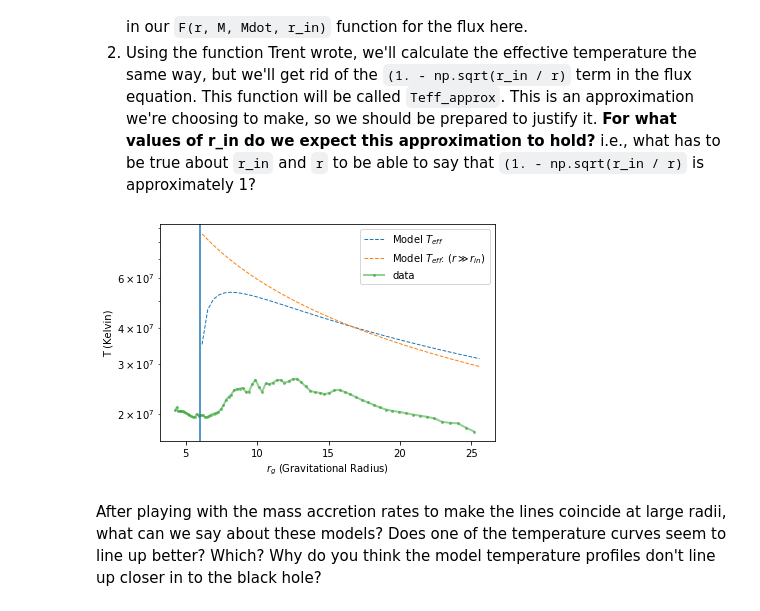
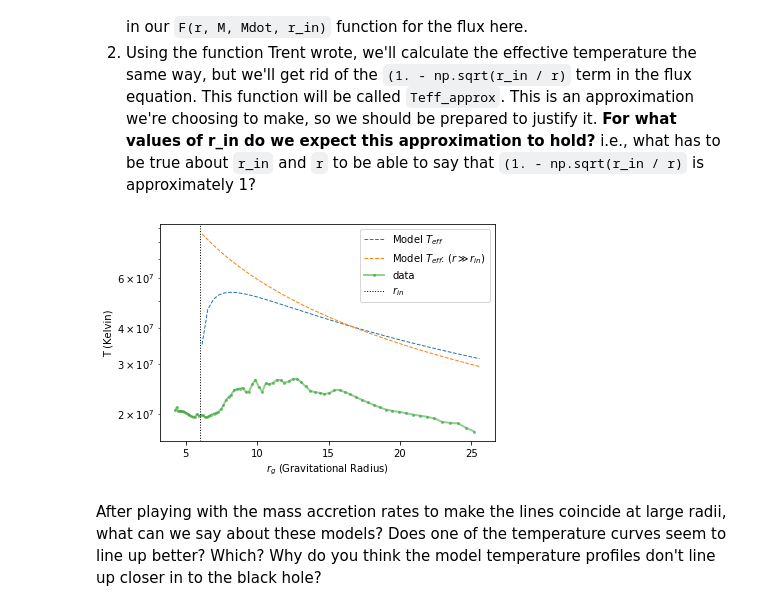
Before and after one commit to connor-mcclellan/thindisk, a Jupyter notebook: tutorials/7-data_comparison.ipynb, the cells around one changed output. Drawn from its saved outputs; the diff is of its cells as text; code cells hidden in the pictures.

```diff
--- a/tutorials/7-data_comparison.ipynb
+++ b/tutorials/7-data_comparison.ipynb
@@ -70,29 +70,28 @@ accr_rate = 0.00025*u.solMass/u.yr # If we increase the accretion rate, what do
 # %%
 r_model = np.linspace(0.6e7, 2.5e7)*u.cm
 
 tgas_approx = Teff_approx(r_model, mass, accr_rate_approx)
 tgas = Teff(r_model, mass, accr_rate, 6*gr(mass)) # Remember that r_in should be about 3 graviational radii
 
 # Plot the model lines
 plt.plot(r_model/gr(mass), tgas, '--', label='Model $T_{eff}$', lw=1)
 plt.plot(r_model/gr(mass), tgas_approx, '--', label='Model $T_{eff}$: $(r \gg r_{in})$', lw=1)
 
 # Add the data line to the plot, with markers for individual data points
 plt.plot(r_data[2:]/gr(mass), tgas_data[2:], label='data', marker='o', ms=2, alpha=0.5, lw=2)
 # The [2:] in the line above grabs only the data from index 2 onwards -- ignoring the first two data points
 
 # Add a vertical line where r_in is located
-plt.axvline(6, c='k
-    ')
+plt.axvline(6, c='k', ls=':', lw=1, label='$r_{in}$')
 
 # Format and label the plot
 #plt.ylim([1.7e7, 6e7])
 plt.yscale('log')
 plt.xlabel('$r_g$ (Gravitational Radius)')
 plt.ylabel('T (Kelvin)')
 plt.legend()
 plt.show()
 # %% [output]
-[figure, old version]
+[figure, new version]
 # %% [markdown]
 After playing with the mass accretion rates to make the lines coincide at large radii, what can we say about these models? Does one of the temperature curves seem to line up better? Which? Why do you think the model temperature profiles don't line up closer in to the black hole?
```
Also changed, not shown: 1 other file.
